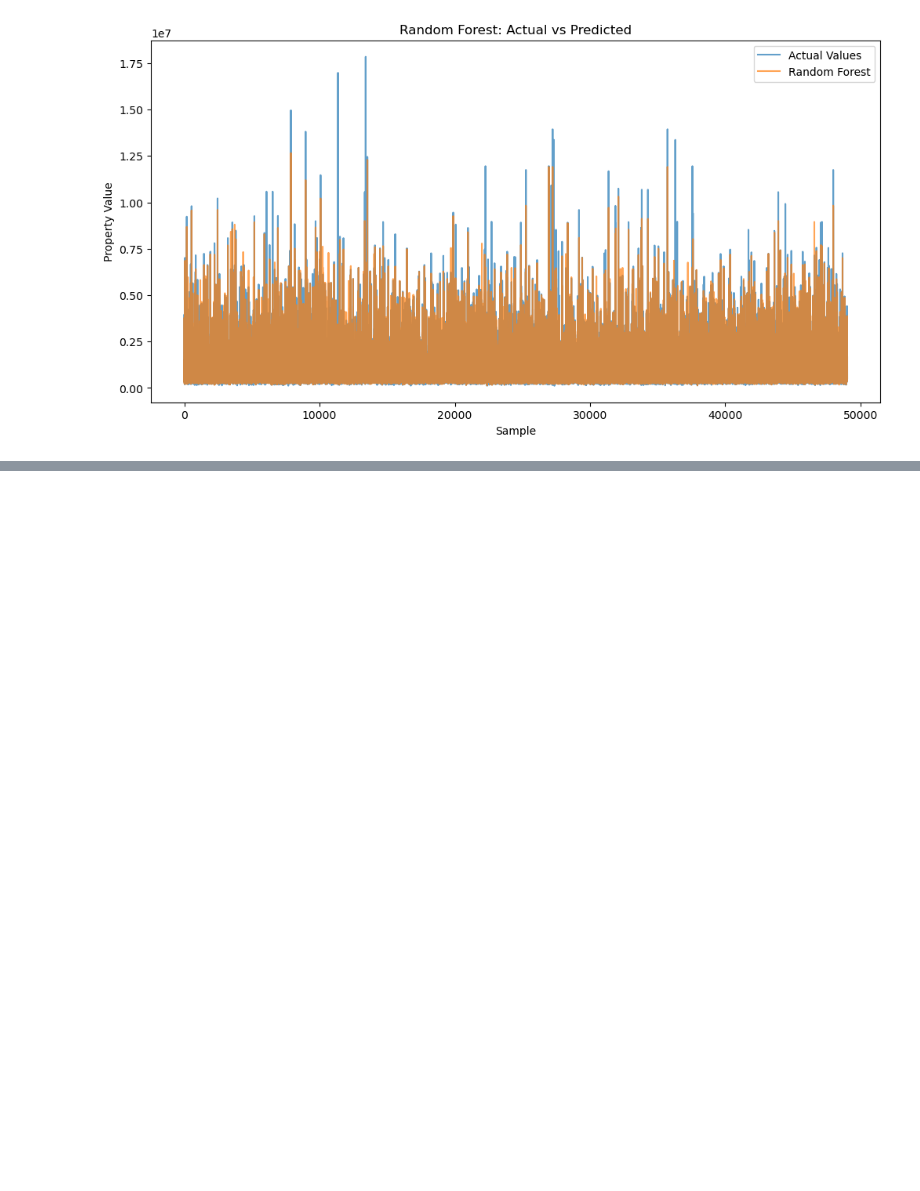
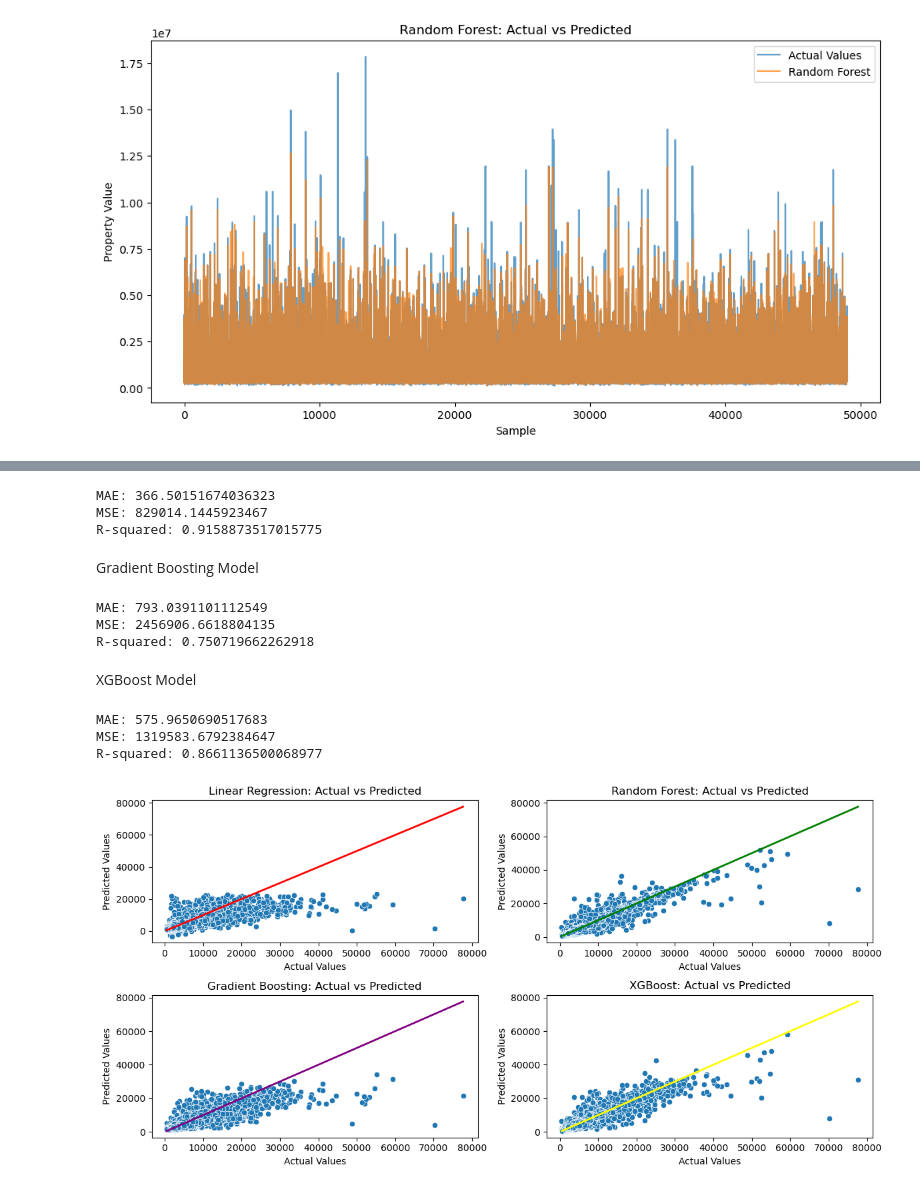
Before and after one commit to A1marge/London-Property-Price-Predictor, a Jupyter notebook: LondonHousePriceData.ipynb, the cells around one changed output, grey strips where cells are left out. Drawn from its saved outputs; the diff is of its cells as text; code cells hidden in the pictures; blank space fills up the shorter version.

Commit message:
Repeated the models but for the rental estimate

```diff
--- a/LondonHousePriceData.ipynb
+++ b/LondonHousePriceData.ipynb
@@ -393,0 +405,10 @@ plt.show()
+# %%
+linear_model = LinearRegression()
+random_forest_model = RandomForestRegressor(n_estimators=500, max_depth=None, min_samples_split=2, min_samples_leaf=1, max_features=0.8, random_state=42)
+gradient_boosting_model = GradientBoostingRegressor(n_estimators=100, random_state=42)
+xgboost_model = xgb.XGBRegressor(objective='reg:squarederror', n_estimators=100, random_state=42)
+# %%
+linear_model.fit(X_train, y_train)
+random_forest_model.fit(X_train, y_train)
+gradient_boosting_model.fit(X_train, y_train)
+xgboost_model.fit(X_train, y_train)
@@ -393,0 +427,5 @@ plt.show()
+# %%
+y_pred_linear = linear_model.predict(X_test)
+y_pred_rf = random_forest_model.predict(X_test)
+y_pred_gb = gradient_boosting_model.predict(X_test)
+y_pred_xgb = xgboost_model.predict(X_test)
@@ -393,0 +444,63 @@ plt.show()
+# %%
+print("MAE:", mean_absolute_error(y_test, y_pred_rf))
+print("MSE:", mean_squared_error(y_test, y_pred_rf))
+print("R-squared:", r2_score(y_test, y_pred_rf))
+# %% [output]
+MAE: 366.50151674036323
+MSE: 829014.1445923467
+R-squared: 0.9158873517015775
+# %% [markdown]
+Gradient Boosting Model
+# %%
+print("MAE:", mean_absolute_error(y_test, y_pred_gb))
+print("MSE:", mean_squared_error(y_test, y_pred_gb))
+print("R-squared:", r2_score(y_test, y_pred_gb))
+# %% [output]
+MAE: 793.0391101112549
+MSE: 2456906.6618804135
+R-squared: 0.750719662262918
+# %% [markdown]
+XGBoost Model
+# %%
+print("MAE:", mean_absolute_error(y_test, y_pred_xgb))
+print("MSE:", mean_squared_error(y_test, y_pred_xgb))
+print("R-squared:", r2_score(y_test, y_pred_xgb))
+# %% [output]
+MAE: 575.9650690517683
+MSE: 1319583.6792384647
+R-squared: 0.8661136500068977
+# %%
+plt.figure(figsize=(12, 6))
+
+plt.subplot(2, 2, 1)
+sns.scatterplot(x=y_test, y=y_pred_linear)
+plt.plot([y_test.min(), y_test.max()], [y_test.min(), y_test.max()], lw=2, color='red')
+plt.title('Linear Regression: Actual vs Predicted')
+plt.xlabel('Actual Values')
+plt.ylabel('Predicted Values')
+
+plt.subplot(2, 2, 2)
+sns.scatterplot(x=y_test, y=y_pred_rf)
+plt.plot([y_test.min(), y_test.max()], [y_test.min(), y_test.max()], lw=2, color='green')
+plt.title('Random Forest: Actual vs Predicted')
+plt.xlabel('Actual Values')
+plt.ylabel('Predicted Values')
+
+plt.subplot(2, 2, 3)
+sns.scatterplot(x=y_test, y=y_pred_gb)
+plt.plot([y_test.min(), y_test.max()], [y_test.min(), y_test.max()], lw=2, color='purple')
+plt.title('Gradient Boosting: Actual vs Predicted')
+plt.xlabel('Actual Values')
+plt.ylabel('Predicted Values')
+
+plt.subplot(2, 2, 4)
+sns.scatterplot(x=y_test, y=y_pred_xgb)
+plt.plot([y_test.min(), y_test.max()], [y_test.min(), y_test.max()], lw=2, color='yellow')
+plt.title('XGBoost: Actual vs Predicted')
+plt.xlabel('Actual Values')
+plt.ylabel('Predicted Values')
+
+plt.tight_layout()
+plt.show()
+# %% [output]
+[figure, added]
```
Also changed, not shown: parts of 7 cells of this notebook.
